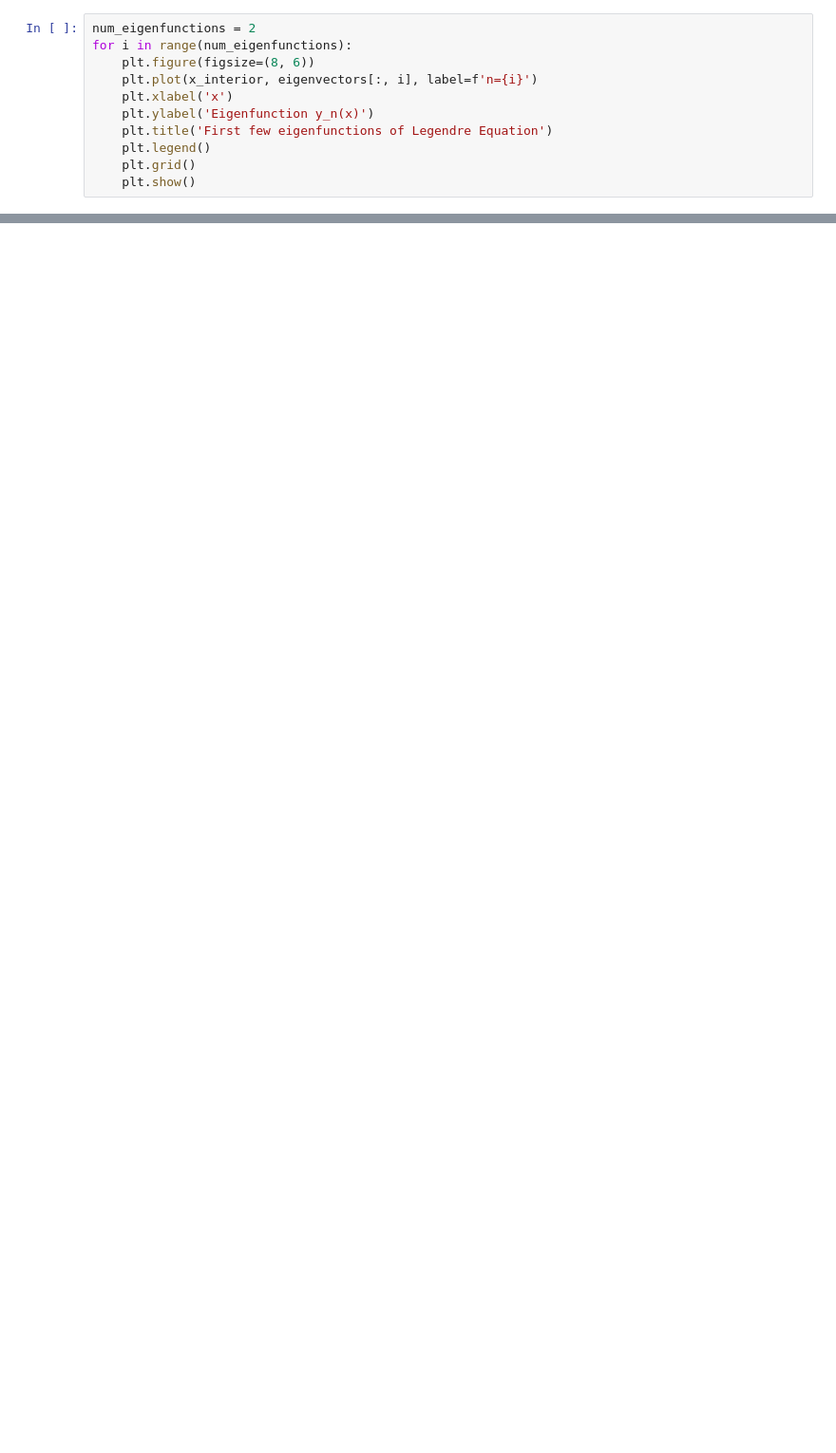
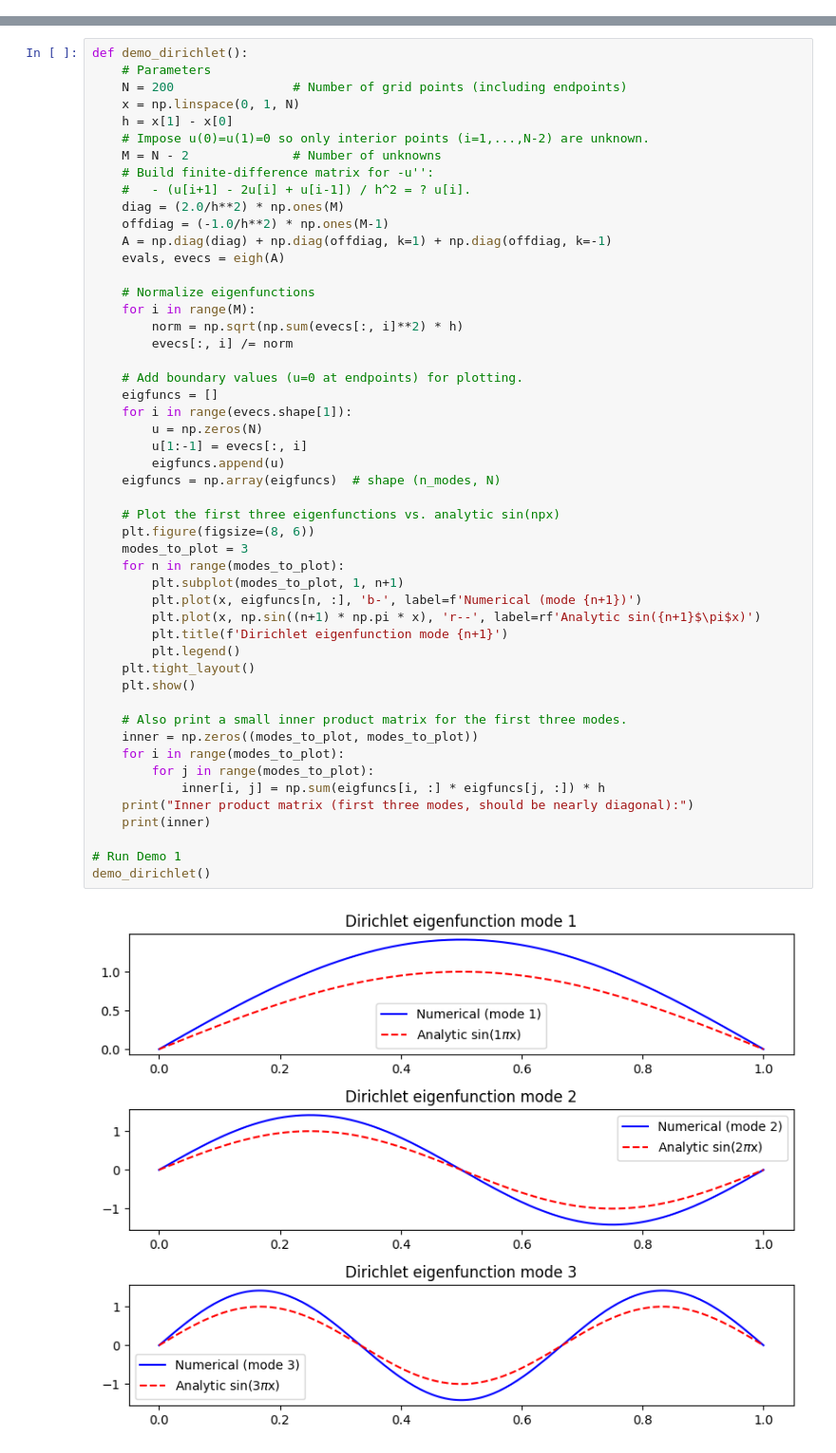
Before and after one commit to AbhishekDey03/mathematical-notebooks, a Jupyter notebook: Sturm-Liouville_notebook.ipynb, the cells around one changed output, grey strips where cells are left out. Shown at 95% size. Drawn from its saved outputs; the diff is of its cells as text; blank space fills up the shorter version.

```diff
--- a/Sturm-Liouville_notebook.ipynb
+++ b/Sturm-Liouville_notebook.ipynb
@@ -62,11 +19,0 @@ plt.show()
-# %%
-num_eigenfunctions = 2
-for i in range(num_eigenfunctions):
-    plt.figure(figsize=(8, 6))
-    plt.plot(x_interior, eigenvectors[:, i], label=f'n={i}')
-    plt.xlabel('x')
-    plt.ylabel('Eigenfunction y_n(x)')
-    plt.title('First few eigenfunctions of Legendre Equation')
-    plt.legend()
-    plt.grid()
-    plt.show()
@@ -91,0 +63,52 @@ Inner product matrix (should be close to identity):
+# %%
+def demo_dirichlet():
+    # Parameters
+    N = 200                # Number of grid points (including endpoints)
+    x = np.linspace(0, 1, N)
+    h = x[1] - x[0]
+    # Impose u(0)=u(1)=0 so only interior points (i=1,...,N-2) are unknown.
+    M = N - 2              # Number of unknowns
+    # Build finite-difference matrix for -u'':
+    #   - (u[i+1] - 2u[i] + u[i-1]) / h^2 = ? u[i].
+    diag = (2.0/h**2) * np.ones(M)
+    offdiag = (-1.0/h**2) * np.ones(M-1)
+    A = np.diag(diag) + np.diag(offdiag, k=1) + np.diag(offdiag, k=-1)
+    evals, evecs = eigh(A)
+
+    # Normalize eigenfunctions
+    for i in range(M):
+        norm = np.sqrt(np.sum(evecs[:, i]**2) * h)
+        evecs[:, i] /= norm
+
+    # Add boundary values (u=0 at endpoints) for plotting.
+    eigfuncs = []
+    for i in range(evecs.shape[1]):
+        u = np.zeros(N)
+        u[1:-1] = evecs[:, i]
+        eigfuncs.append(u)
+    eigfuncs = np.array(eigfuncs)  # shape (n_modes, N)
+
+    # Plot the first three eigenfunctions vs. analytic sin(npx)
+    plt.figure(figsize=(8, 6))
+    modes_to_plot = 3
+    for n in range(modes_to_plot):
+        plt.subplot(modes_to_plot, 1, n+1)
+        plt.plot(x, eigfuncs[n, :], 'b-', label=f'Numerical (mode {n+1})')
+        plt.plot(x, np.sin((n+1) * np.pi * x), 'r--', label=rf'Analytic sin({n+1}$\pi$x)')
+        plt.title(f'Dirichlet eigenfunction mode {n+1}')
+        plt.legend()
+    plt.tight_layout()
+    plt.show()
+
+    # Also print a small inner product matrix for the first three modes.
+    inner = np.zeros((modes_to_plot, modes_to_plot))
+    for i in range(modes_to_plot):
+        for j in range(modes_to_plot):
+            inner[i, j] = np.sum(eigfuncs[i, :] * eigfuncs[j, :]) * h
+    print("Inner product matrix (first three modes, should be nearly diagonal):")
+    print(inner)
+
+# Run Demo 1
+demo_dirichlet()
+# %% [output]
+[figure, added]
```
Also changed, not shown: parts of 15 cells of this notebook.
